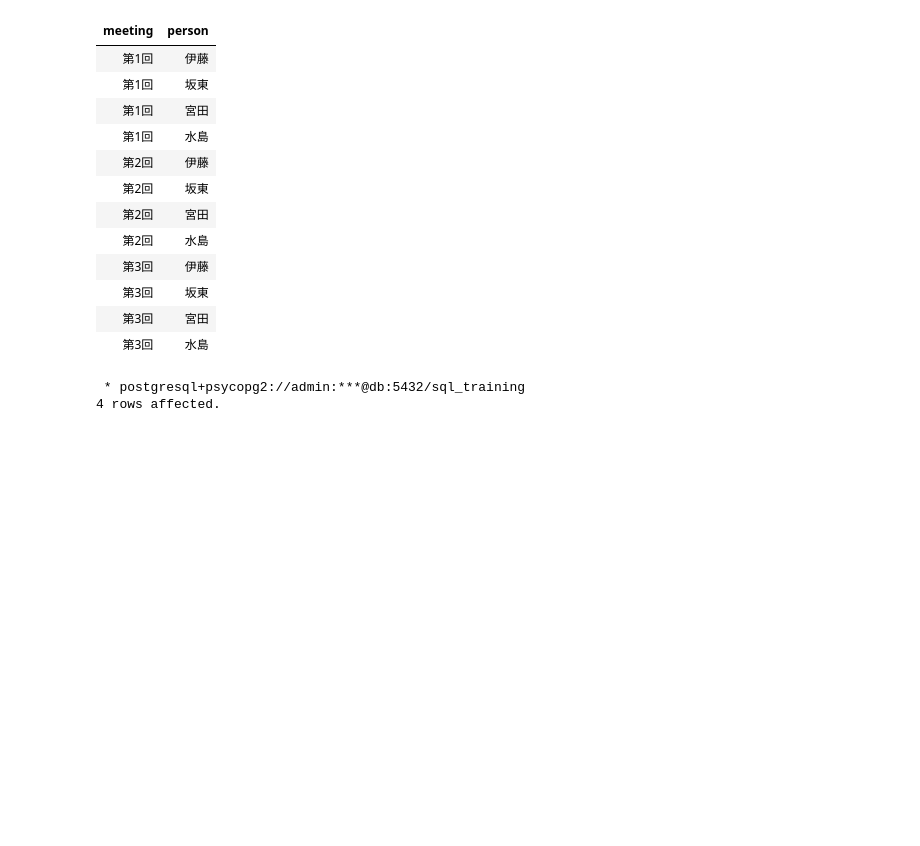
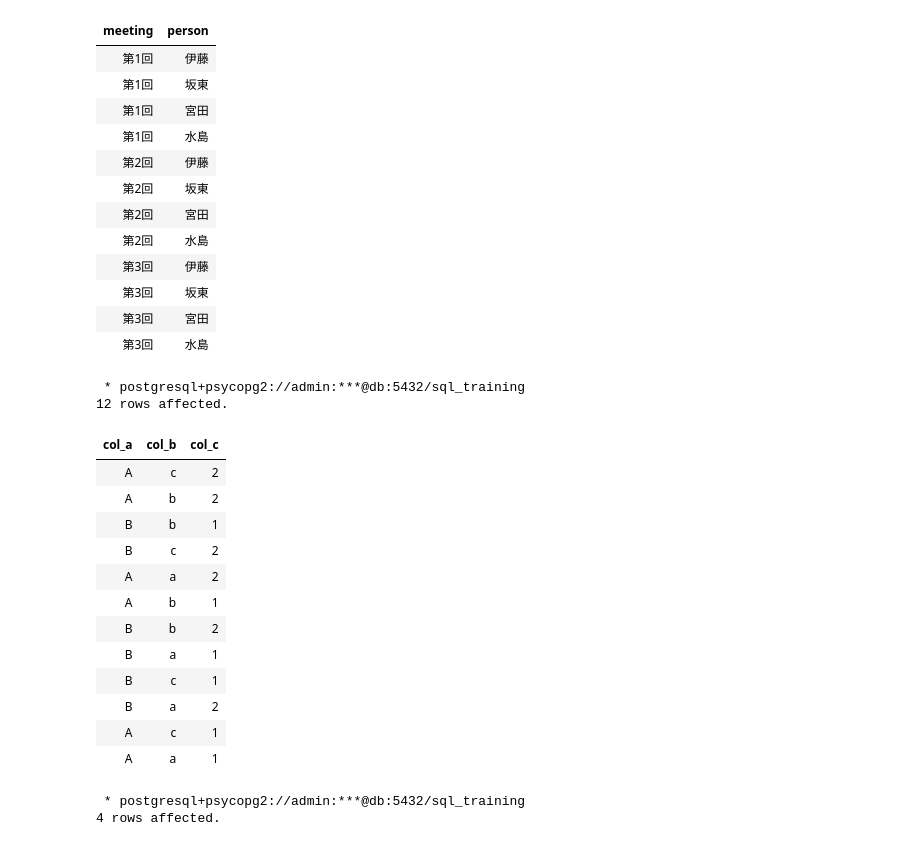
Before and after one commit to AtsushiEGW/sql_training, a Jupyter notebook: learning/learning_sql.ipynb, the cells around one changed output. Cells and saved outputs as stored; diff of their text form; code cells hidden in the pictures; blank space fills up the shorter version.

```diff
--- a/learning/learning_sql.ipynb
+++ b/learning/learning_sql.ipynb
@@ -731,6 +731,40 @@ cross join meetings as m2
 | 第3回 | 坂東 |
 | 第3回 | 宮田 |
 | 第3回 | 水島 |
+# %%
+%%sql
+-- ちなみに2つのカラムの組み合わせの全パターンを求めるには、select distinct する必要あり
+with
+tmp (col_a, col_b, col_c) as (
+    values
+        ('A', 'a', 1),
+        ('A', 'b', 2),
+        ('B', 'c', 1)
+)
+
+select distinct
+    t1.col_a,
+    t2.col_b,
+    t3.col_c
+from tmp as t1
+cross join tmp as t2
+cross join tmp as t3
+# %% [output]
+ * postgresql+psycopg2://admin:***@db:5432/sql_training
+12 rows affected.
+| col_a | col_b | col_c |
+| A | c | 2 |
+| A | b | 2 |
+| B | b | 1 |
+| B | c | 2 |
+| A | a | 2 |
+| A | b | 1 |
+| B | b | 2 |
+| B | a | 1 |
+| B | c | 1 |
+| B | a | 2 |
+| A | c | 1 |
+| A | a | 1 |
 # %%
 %%sql
 -- この12個のうちで、もとのテーブルに存在しないデータだけ抽出する
```
Also changed, not shown: parts of 1 cell of this notebook, 1 other file.
